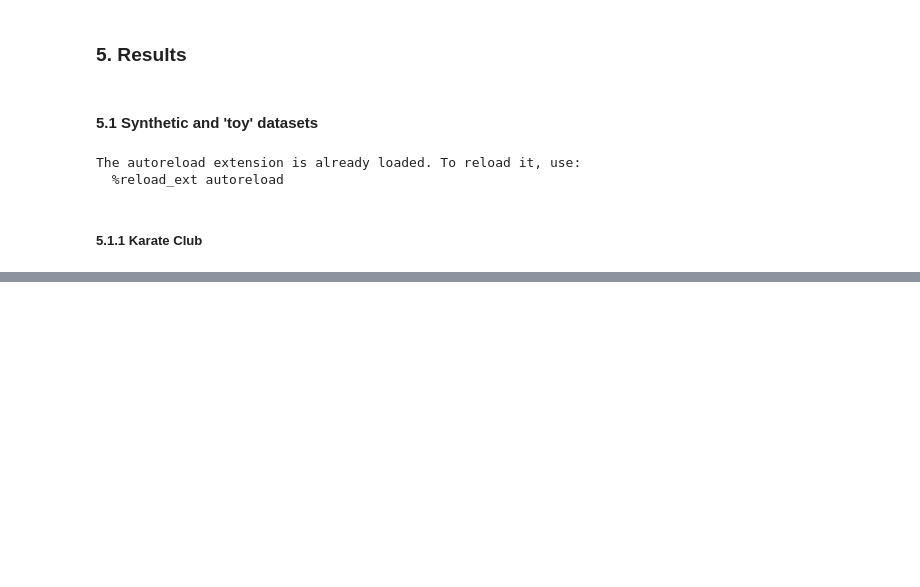
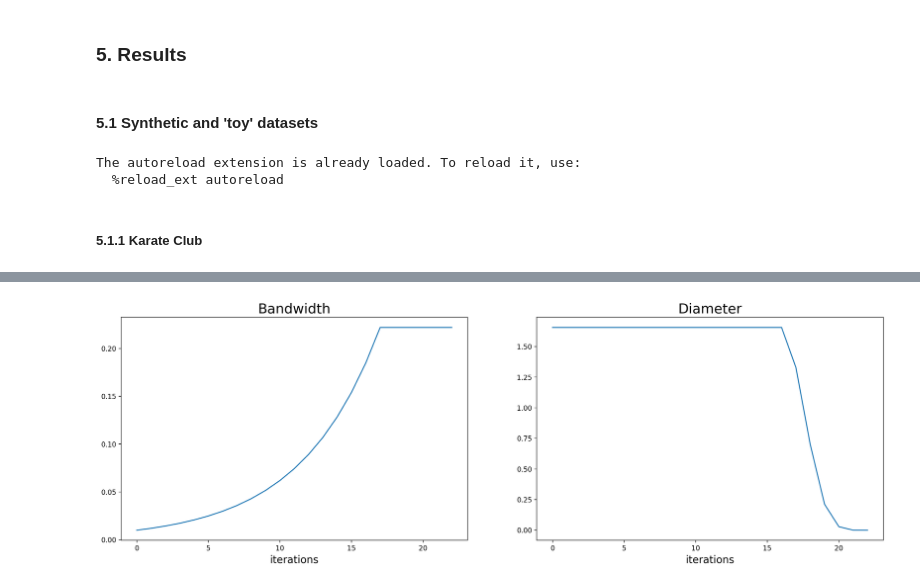
Before and after one commit to dbhaskar92/challenge-iclr-2022, a Jupyter notebook: kisungyou_dbhaskar92/Hyperbolic_Diffusion_Condensation.ipynb, the cells around one changed output, grey strips where cells are left out. Drawn from its saved outputs; the diff is of its cells as text; code cells hidden in the pictures; blank space fills up the shorter version.

```diff
--- a/kisungyou_dbhaskar92/Hyperbolic_Diffusion_Condensation.ipynb
+++ b/kisungyou_dbhaskar92/Hyperbolic_Diffusion_Condensation.ipynb
@@ -169,0 +155,34 @@ for i in np.arange(10):
+# %%
+HyperE_MusicBrainz_emb = None
+HyperE_MusicBrainz_labels = []
+
+with open("data/hypere.music.10d.txt", 'r') as emb:
+    emb_lines = emb.readlines()
+emb_lines = emb_lines[1:]
+
+for idx, line in enumerate(emb_lines):
+
+    curr_line = line.split('\t')
+    label = curr_line[0]
+    HyperE_MusicBrainz_labels.append(label)
+    curr_emb = curr_line[-1].split("\n")[0]
+    curr_emb = np.asarray(list(map(np.float64, curr_emb.split(' '))))
+    if HyperE_MusicBrainz_emb is None:
+        HyperE_MusicBrainz_emb = np.zeros((1, curr_emb.shape[0]))
+        HyperE_MusicBrainz_emb[0,:] = curr_emb
+    else:
+        HyperE_MusicBrainz_emb = np.append(HyperE_MusicBrainz_emb, [curr_emb], axis=0)
+
+# choose 200 entities at random
+np.random.seed(2244)
+idx = np.arange(len(HyperE_MusicBrainz_labels))
+np.random.shuffle(idx)
+labels = np.asarray(HyperE_MusicBrainz_labels)[idx[:200]]
+emb = HyperE_MusicBrainz_emb[idx[:200],:]
+# %%
+MusicBrainz_HDC = HDC(data=emb, labels=labels, coord_type="intrinsic", epsilon=0.01, stopping=1e-4)
+MusicBrainz_HDC.diffusion_condensation()
+# %%
+MusicBrainz_HDC.visualize_condensation_steps()
+# %% [output]
+[figure, added]
```
Also changed, not shown: parts of 15 cells of this notebook, 5 other files.
